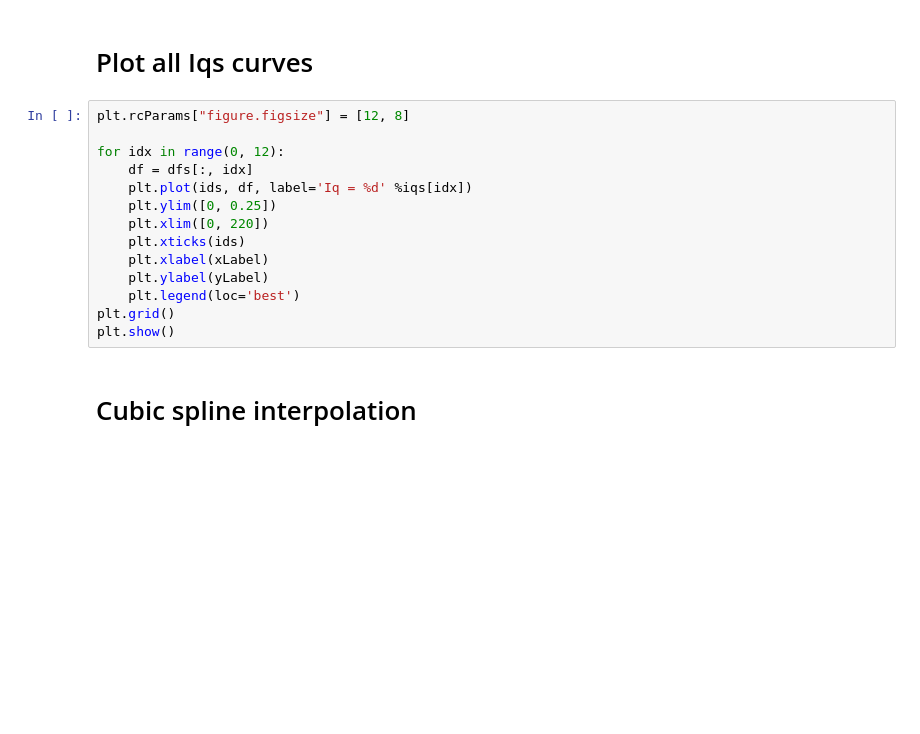
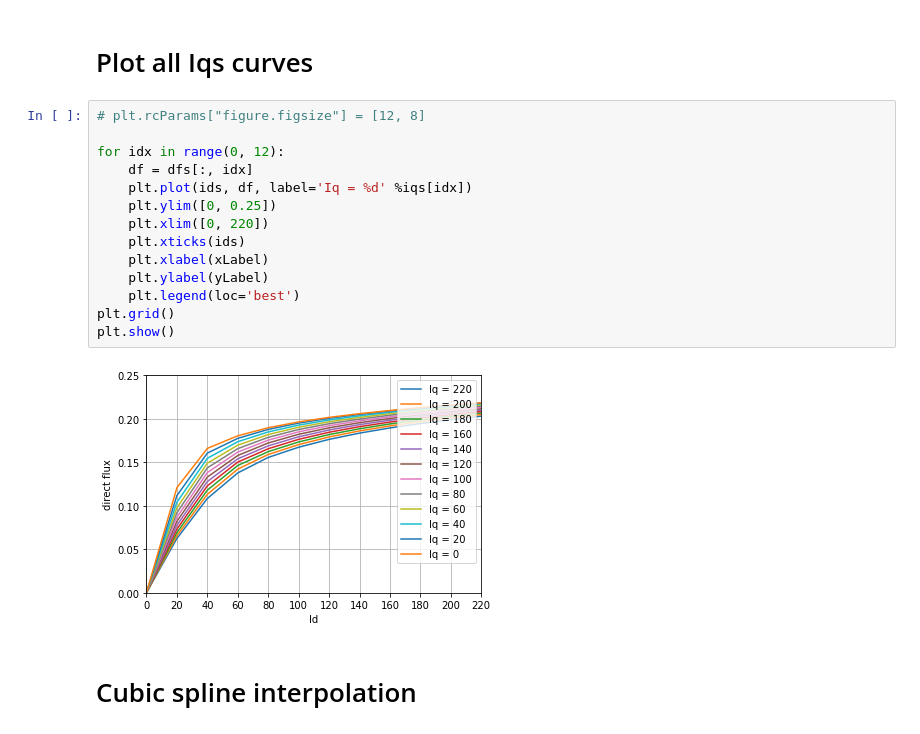
Before and after one commit to gleotescu/iq_interpolation, a Jupyter notebook: curve.ipynb, the cells around one changed output. Saved outputs shown, nothing was run; the diff lists cells and outputs as text; blank space fills up the shorter version.

```diff
--- a/curve.ipynb
+++ b/curve.ipynb
@@ -64,19 +64,21 @@ ids, dfs, iqs, xLabel, yLabel, Is = data_from_file('i_direct_flux', 1)
 # %% [markdown]
 # Plot all Iqs curves
 # %%
-plt.rcParams["figure.figsize"] = [12, 8]
+# plt.rcParams["figure.figsize"] = [12, 8]
 
 for idx in range(0, 12):
     df = dfs[:, idx]
     plt.plot(ids, df, label='Iq = %d' %iqs[idx])
     plt.ylim([0, 0.25])
     plt.xlim([0, 220])
     plt.xticks(ids)
     plt.xlabel(xLabel)
     plt.ylabel(yLabel)
     plt.legend(loc='best')
 plt.grid()
 plt.show()
+# %% [output]
+[figure, added]
 # %% [markdown]
 # Cubic spline interpolation
 # %%
```
Also changed, not shown: parts of 4 cells of this notebook.
